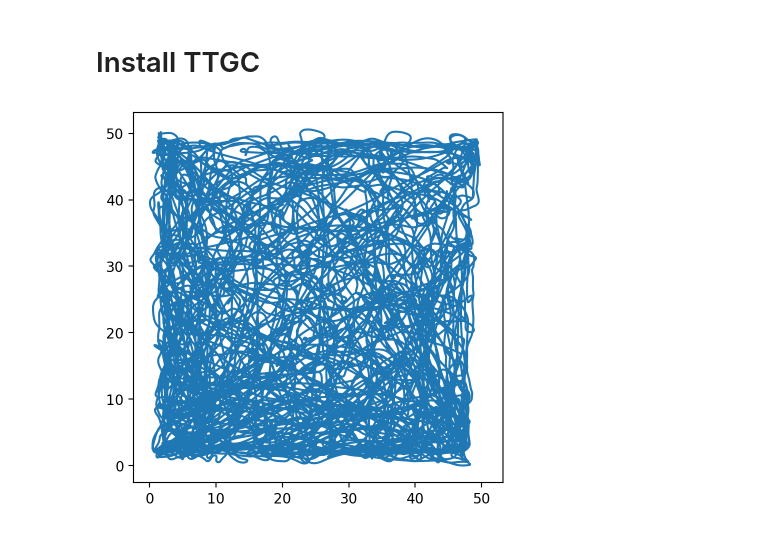
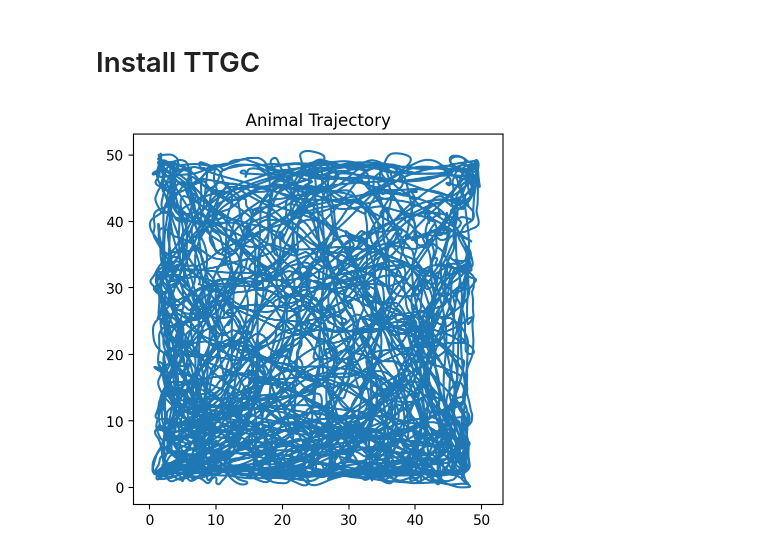
Before and after one commit to johnhwen1/ttgc, a Jupyter notebook: examples/ttgc.ipynb, the cells around one changed output. Saved outputs shown, nothing was run; the diff lists cells and outputs as text; code cells hidden in the pictures.

```diff
--- a/examples/ttgc.ipynb
+++ b/examples/ttgc.ipynb
@@ -123,30 +123,26 @@ if not file_path.exists():
 # %%
 data = []
 with open(file_path, newline='') as csvfile:
-    reader = csv.reader(csvfile, delimiter=',')
+    reader = csv.reader(csvfile, delimiter=' ')
     for row in reader:
         data.append(row)
 
 csvfile.close()
-data=np.array(data)
-pos_str = data[100:,7:9]
+pos = helpers.str_to_float(np.array(data))
-# %%
-pos = helpers.str_to_float(pos_str)
-norm_pos=(pos - pos.min(0)) / (pos.max(0)-pos.min(0))
-pos = (norm_pos * 50).astype(float)
-
-vel2d = np.diff(pos, axis=0)
-speed = np.sqrt((np.power(vel2d[:,0], 2) + np.power(vel2d[:,1],2)).astype(float))
-bins_moving = np.where(speed > 0.1)[0]
-
-start_bin=15000
-pos_moving = pos[bins_moving[start_bin:start_bin+50001],:]
-vel2d = gaussian_filter1d(np.diff(pos_moving, axis=0).astype(float), 2, axis=0)
-this_pos = pos_moving[0,:] + np.cumsum(vel2d, axis=0)
-plt.plot(this_pos[:,0], this_pos[:,1])
-_ = plt.axis('square')
-# %% [output]
-[figure, removed]
+# %%
+vel2d = np.diff(pos, axis=0)
+speed = np.sqrt((np.power(vel2d[:,0], 2) + np.power(vel2d[:,1],2)).astype(float))
+bins_moving = np.where(speed > 0.1)[0]
+
+n_timebins = 50000
+pos_moving = pos[bins_moving[start_bin:start_bin+n_timebins+1],:]
+vel2d = gaussian_filter1d(np.diff(pos_moving, axis=0).astype(float), 2, axis=0)
+this_pos = pos_moving[0,:] + np.cumsum(vel2d, axis=0)
+plt.plot(this_pos[:,0], this_pos[:,1])
+_ = plt.axis('square')
+_ = plt.title('Animal Trajectory')
+# %% [output]
+[figure, added]
 # %%
 if len(GPUtil.getAvailable())>1:
     import torch
```
Also changed, not shown: 3 other files.
